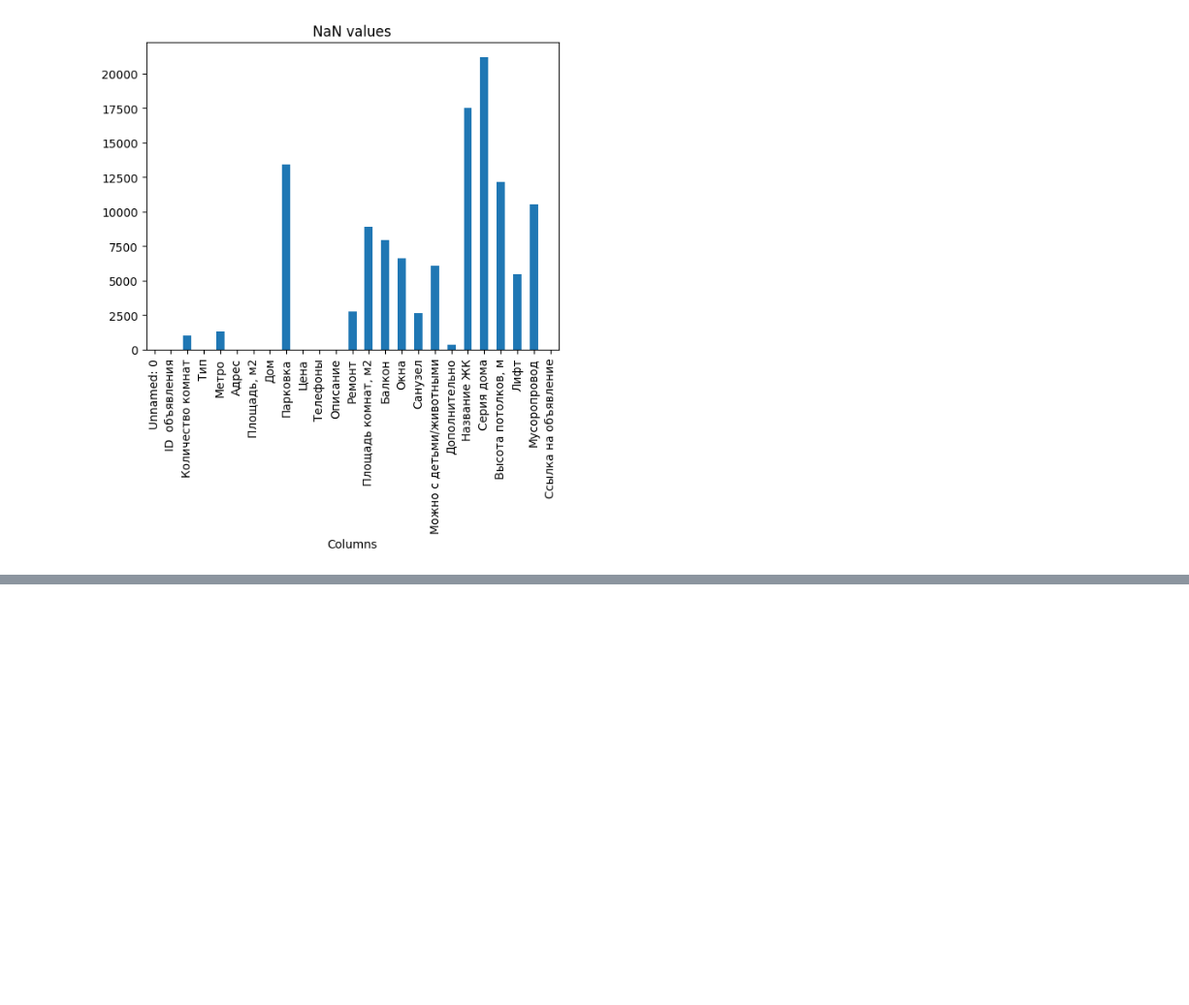
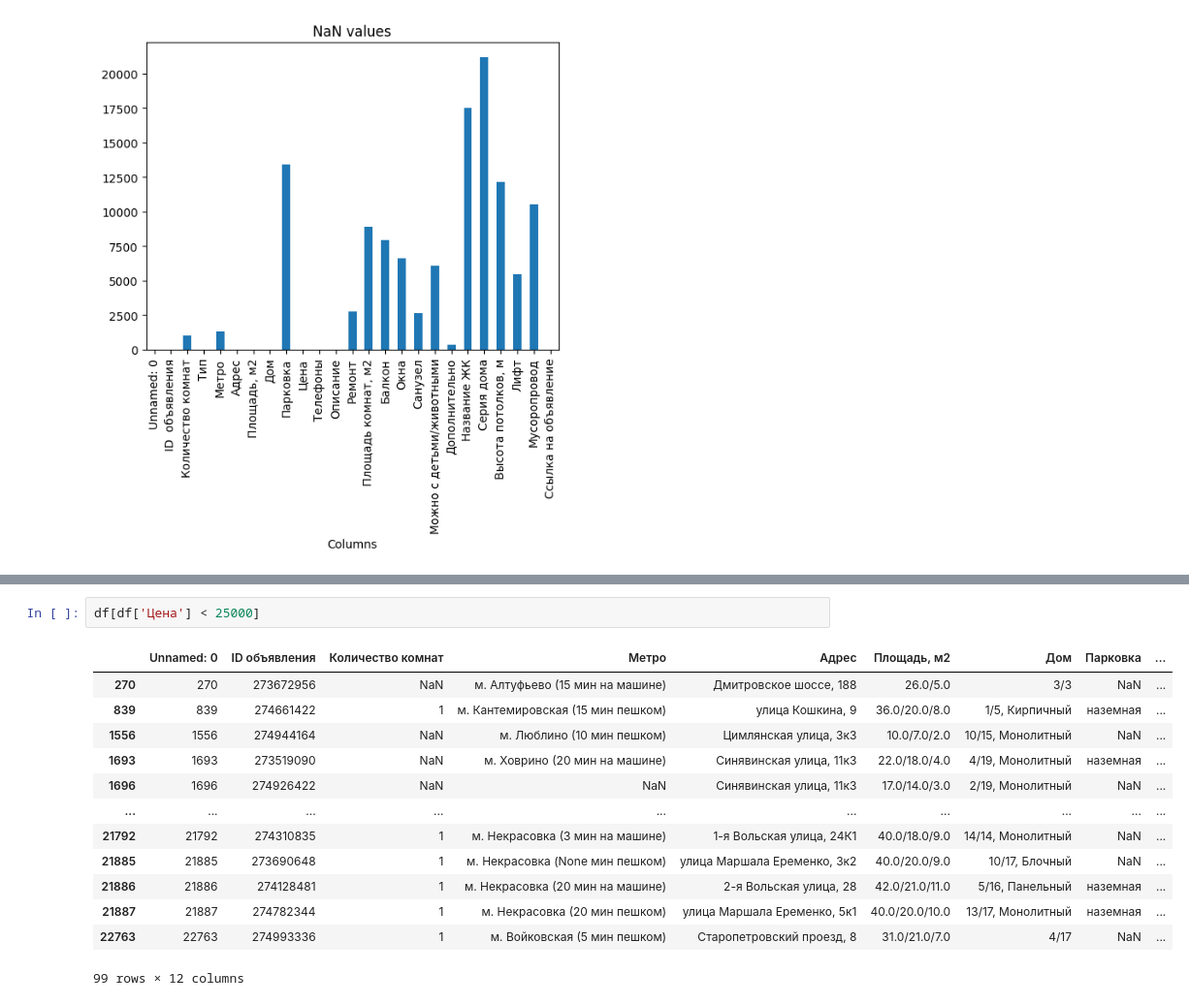
Before and after one commit to Ali-B-Indahouse/How-Much-Is-The-real-estate-in-Moscow, a Jupyter notebook: osana_data_analysis.ipynb, the cells around one changed output, grey strips where cells are left out. Shown at 97% size. Saved outputs shown, nothing was run; the diff lists cells and outputs as text; blank space fills up the shorter version.

```diff
--- a/osana_data_analysis.ipynb
+++ b/osana_data_analysis.ipynb
@@ -88,0 +263,16 @@ plt.show()
+# %%
+df[df['Цена'] < 25000]
+# %% [output]
+|  | Unnamed: 0 | ID объявления | Количество комнат | Метро | Адрес | Площадь, м2 | Дом | Парковка | ... |
+| 270 | 270 | 273672956 | NaN | м. Алтуфьево (15 мин на машине) | Дмитровское шоссе, 188 | 26.0/5.0 | 3/3 | NaN | ... |
+| 839 | 839 | 274661422 | 1 | м. Кантемировская (15 мин пешком) | улица Кошкина, 9 | 36.0/20.0/8.0 | 1/5, Кирпичный | наземная | ... |
+| 1556 | 1556 | 274944164 | NaN | м. Люблино (10 мин пешком) | Цимлянская улица, 3к3 | 10.0/7.0/2.0 | 10/15, Монолитный | NaN | ... |
+| 1693 | 1693 | 273519090 | NaN | м. Ховрино (20 мин на машине) | Синявинская улица, 11к3 | 22.0/18.0/4.0 | 4/19, Монолитный | наземная | ... |
+| 1696 | 1696 | 274926422 | NaN | NaN | Синявинская улица, 11к3 | 17.0/14.0/3.0 | 2/19, Монолитный | NaN | ... |
+| ... | ... | ... | ... | ... | ... | ... | ... | ... | ... |
+| 21792 | 21792 | 274310835 | 1 | м. Некрасовка (3 мин на машине) | 1-я Вольская улица, 24К1 | 40.0/18.0/9.0 | 14/14, Монолитный | NaN | ... |
+| 21885 | 21885 | 273690648 | 1 | м. Некрасовка (None мин пешком) | улица Маршала Еременко, 3к2 | 40.0/20.0/9.0 | 10/17, Блочный | NaN | ... |
+| 21886 | 21886 | 274128481 | 1 | м. Некрасовка (20 мин на машине) | 2-я Вольская улица, 28 | 42.0/21.0/11.0 | 5/16, Панельный | наземная | ... |
+| 21887 | 21887 | 274782344 | 1 | м. Некрасовка (20 мин пешком) | улица Маршала Еременко, 5к1 | 40.0/20.0/10.0 | 13/17, Монолитный | наземная | ... |
+| 22763 | 22763 | 274993336 | 1 | м. Войковская (5 мин пешком) | Старопетровский проезд, 8 | 31.0/21.0/7.0 | 4/17 | NaN | ... |
+99 rows × 12 columns
```
Also changed, not shown: parts of 33 cells of this notebook, 1 other file.
